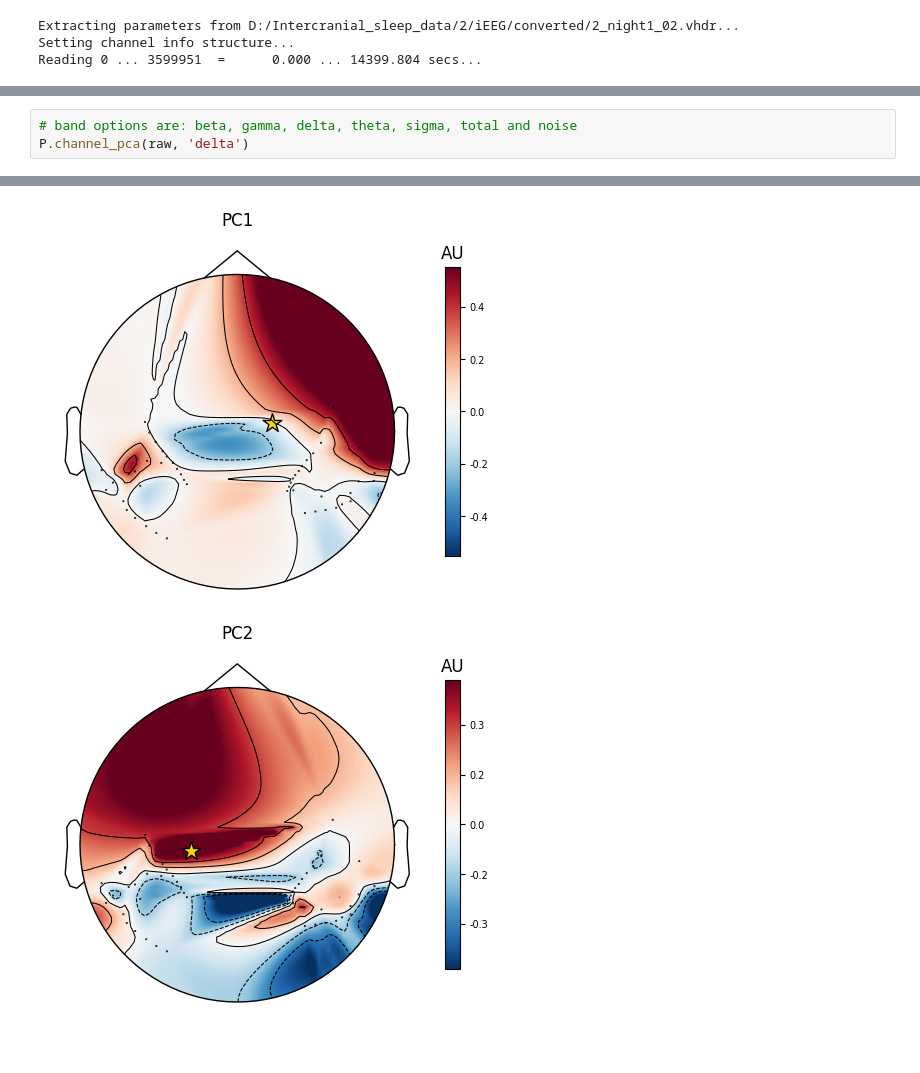
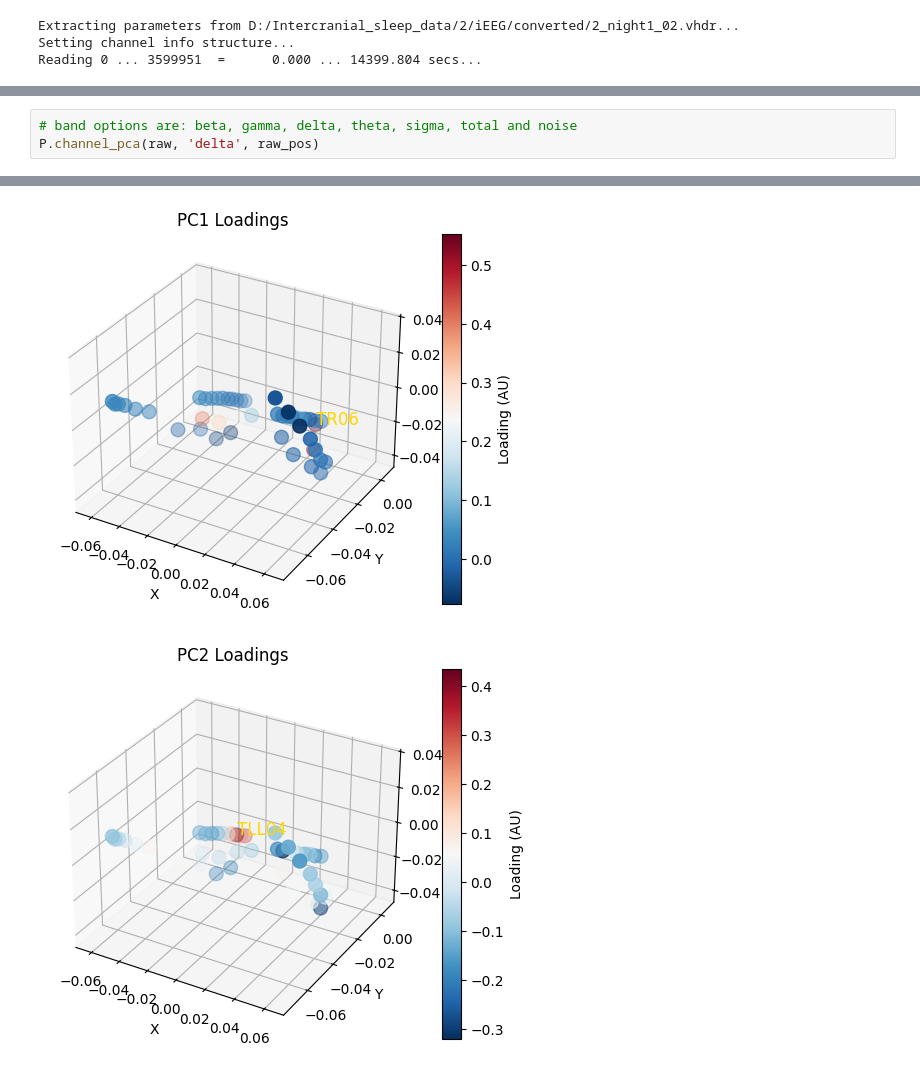
Before and after one commit to AbdelRayan/Human_SleepSCoring, a Jupyter notebook: Tim/channel_PCA.ipynb, the cells around one changed output, grey strips where cells are left out. Saved outputs shown, nothing was run; the diff lists cells and outputs as text; blank space fills up the shorter version.

```diff
--- a/Tim/channel_PCA.ipynb
+++ b/Tim/channel_PCA.ipynb
@@ -125,24 +176,24 @@ TR10,33.2310138769,-39.3311978161,8.39535551481,3.0,0.0,0.0,1.0
 |  | Lowpass | 125.00 Hz |
 # %%
 # band options are: beta, gamma, delta, theta, sigma, total and noise
-P.channel_pca(raw, 'delta')
+P.channel_pca(raw, 'delta', raw_pos)
 # %% [output]
 Filtering raw data in 1 contiguous segment
 Setting up band-pass filter from 0.5 - 5 Hz
 
 FIR filter parameters
 ---------------------
 Designing a one-pass, zero-phase, non-causal bandpass filter:
 - Windowed time-domain design (firwin) method
 - Hamming window with 0.0194 passband ripple and 53 dB stopband attenuation
 - Lower passband edge: 0.50
 - Lower transition bandwidth: 0.50 Hz (-6 dB cutoff frequency: 0.25 Hz)
 - Upper passband edge: 5.00 Hz
 - Upper transition bandwidth: 2.00 Hz (-6 dB cutoff frequency: 6.00 Hz)
 - Filter length: 1651 samples (6.604 s)
 
 Top channels:
 PC1 -> TR06
 PC2 -> TLL04
-[figure, old version]
+[figure, new version]
-[figure, old version]
+[figure, new version]
```
Also changed, not shown: parts of 2 cells of this notebook, 1 other file.
